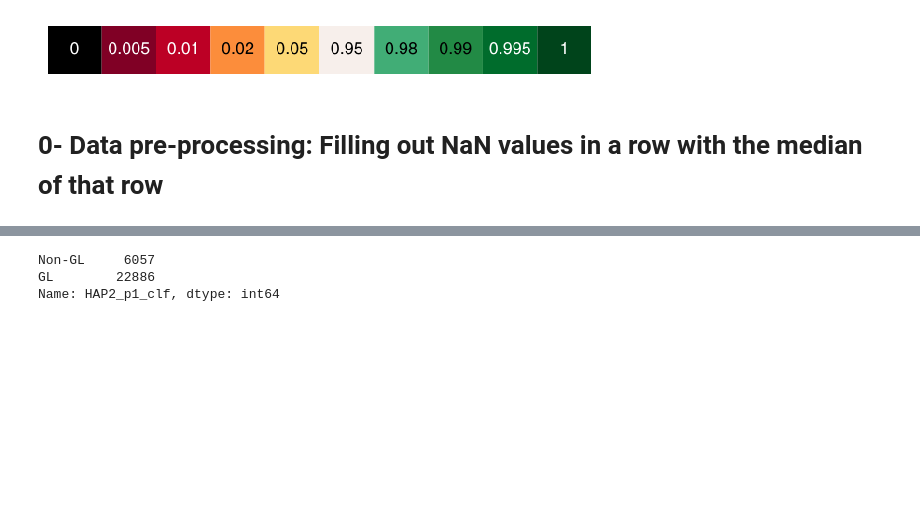
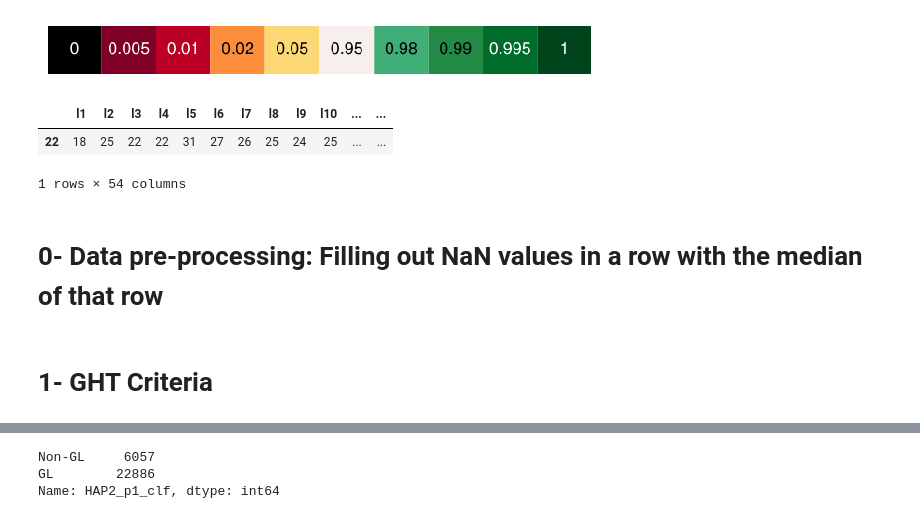
Before and after one commit to Mousamoradi/PyGlaucoMetrics, a Jupyter notebook: Test_code_MM_v2.ipynb, the cells around one changed output, grey strips where cells are left out. Cells and saved outputs as stored; diff of their text form; code cells hidden in the pictures; blank space fills up the shorter version.

```diff
--- a/Test_code_MM_v2.ipynb
+++ b/Test_code_MM_v2.ipynb
@@ -160,6 +159,12 @@ visualFields.plotProbColormap(save=True, filename='cmap', fmt='pdf') # show colo
 [figure]
 [figure]
 [figure]
+# %%
+vf.loc[:, 'l1':'l54']
+# %% [output]
+|  | l1 | l2 | l3 | l4 | l5 | l6 | l7 | l8 | l9 | l10 | ... | ... |
+| 22 | 18 | 25 | 22 | 22 | 31 | 27 | 26 | 25 | 24 | 25 | ... | ... |
+1 rows × 54 columns
 # %% [markdown]
 # 0- Data pre-processing: Filling out NaN values in a row with the median of that row
 # %%
@@ -185,3 +190,5 @@ df_PDP = df_PDP.set_index(org_data.index)
 df_PDP['MD'] = org_data['MTD'].values
 # Filter the DataFrame for 'OD' eyes
 df_PDP['eye'] = df_input['eye']
+# %% [markdown]
+# 1- GHT Criteria
```
Also changed, not shown: parts of 20 cells of this notebook.
